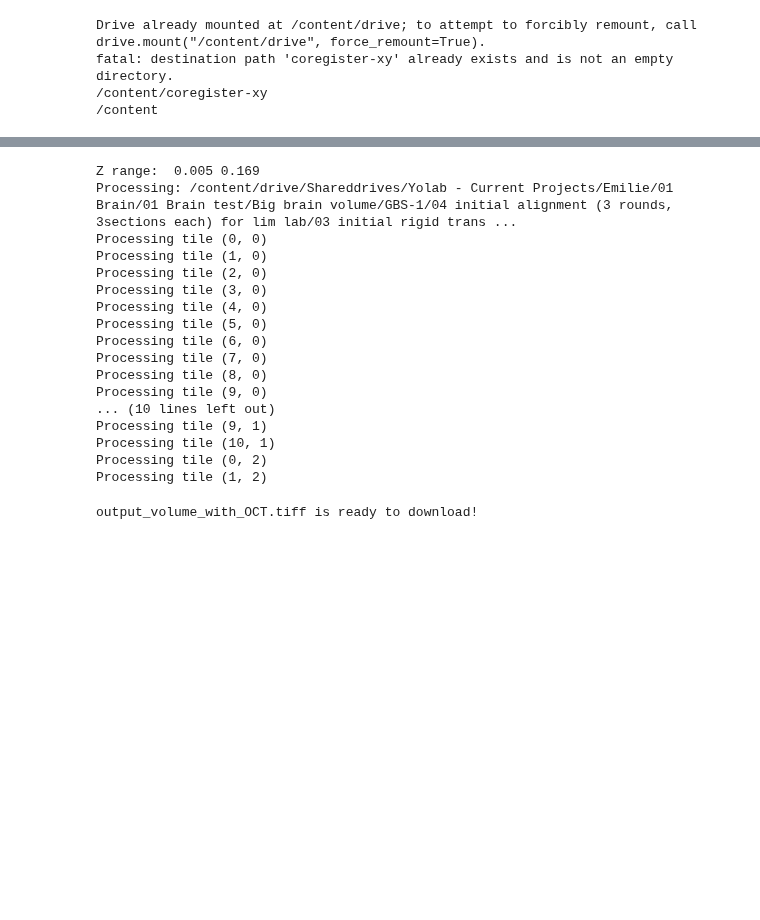
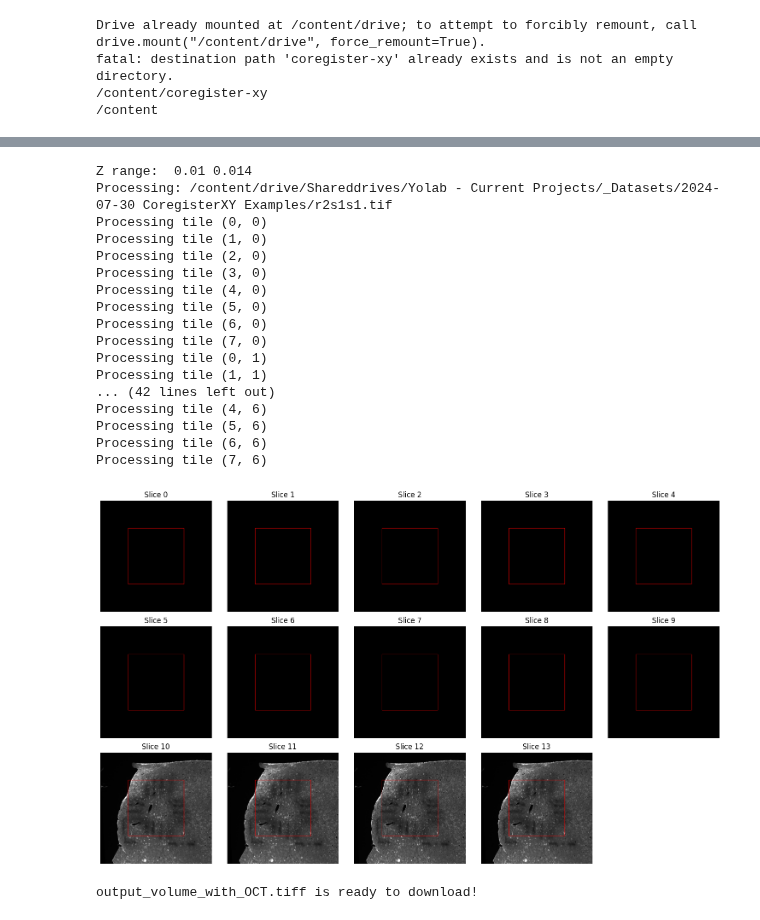
Before and after one commit to WinetraubLab/coregister-xy, a Jupyter notebook: reconstruct_3d.ipynb, the cells around one changed output, grey strips where cells are left out. Saved outputs shown, nothing was run; the diff lists cells and outputs as text; code cells hidden in the pictures; blank space fills up the shorter version.

```diff
--- a/reconstruct_3d.ipynb
+++ b/reconstruct_3d.ipynb
@@ -59,3 +25,30 @@ plane_inputs.append({
+# %%
+# @title Inputs
+
+# Define output volume
+x_range_mm = [0, 1]
+y_range_mm = [0, 1]
+pixel_size_mm = 1e-3
+z_resolution_mm = pixel_size_mm  # By default, set equal to pixel_size_mm for cube voxels
+
+# Define input planes
+plane_inputs = []
+
+plane_inputs.append({
+"uv_pix": [[1370.0, 282.0], [1368.167, 323.5], [1585.5, 428.833], [1640.167, 427.5], [1348.167, 644.833], [1344.167, 695.5], [1317.5, 411.5], [1266.833, 415.5],  [1307.5, 1274.5], [1303.5, 1315.833], [1523.5, 1423.833], [1579.5, 1425.167], [1279.5, 1618.5], [1275.5, 1673.167], [1199.5, 1399.833], [1160.833, 1399.833], [1250.167, 2279.167], [1244.833, 2327.167], [1467.5, 2391.167], [1526.167, 2392.5], [1223.5, 2647.167], [1219.5, 2700.5], [1147.5, 2367.167], [1202.167, 2367.167], [306.167, 1557.833], [298.167, 1611.167], [295.5, 1664.5], [224.833, 1329.833], [175.5, 1328.5], [330.167, 1257.833], [335.5, 1216.5], [552.833, 1363.167], [604.833, 1365.833], [2341.5, 1366.5], [2336.167, 1414.5], [2622.833, 1475.833], [2562.833, 1474.5], [2316.167, 1738.5], [2320.167, 1686.5], [2288.167, 1454.5]],
+"xyz_mm": [[1.413, 0.266, 0.012], [1.412, 0.316, 0.012], [1.637, 0.412, 0.012], [1.686, 0.41, 0.012], [1.412, 0.635, 0.012], [1.41, 0.686, 0.012], [1.367, 0.412, 0.012], [1.316, 0.412, 0.012], [1.41, 1.265, 0.01], [1.41, 1.314, 0.01], [1.633, 1.41, 0.01], [1.684, 1.41, 0.01], [1.41, 1.635, 0.01], [1.41, 1.686, 0.01], [1.314, 1.412, 0.01], [1.264, 1.408, 0.01], [1.412, 2.316, 0.014], [1.41, 2.365, 0.014], [1.635, 2.412, 0.014], [1.682, 2.41, 0.014], [1.41, 2.686, 0.014], [1.41, 2.736, 0.014], [1.316, 2.412, 0.014], [1.365, 2.412, 0.014], [0.412, 1.635, 0.012], [0.41, 1.688, 0.012], [0.412, 1.736, 0.012], [0.316, 1.41, 0.012], [0.262, 1.408, 0.012], [0.412, 1.316, 0.012], [0.408, 1.264, 0.012], [0.635, 1.41, 0.012], [0.684, 1.412, 0.012], [2.414, 1.314, 0.014], [2.408, 1.367, 0.014], [2.688, 1.41, 0.014], [2.629, 1.408, 0.014], [2.412, 1.686, 0.014], [2.41, 1.635, 0.014], [2.367, 1.412, 0.014]],
+"image_file_path": "/content/drive/Shareddrives/Yolab - Current Projects/_Datasets/2024-07-30 CoregisterXY Examples/r2s1s1.tif"
+})
+# plane_inputs.append({
+# "uv_pix": [[1973.0, 515.0], [1959.833, 546.833], [1942.5, 580.167], [2087.833, 682.833], [2125.167, 697.5], [2167.833, 712.167], [1854.5, 773.5], [1838.5, 808.167], [1898.5, 596.167], [1859.833, 584.167], [1653.833, 1222.167], [1639.167, 1255.5], [1767.167, 1391.5], [1812.5, 1410.167], [1537.833, 1468.833], [1520.5, 1503.5], [1501.833, 1536.833], [1543.167, 1287.5], [1511.167, 1276.833], [896.167, 985.167], [856.167, 969.167], [821.5, 955.833], [849.5, 1157.167], [830.833, 1189.167], [812.167, 1229.167], [1082.833, 1082.5], [1121.5, 1101.167], [953.5, 939.833], [2388.833, 1539.5], [2376.833, 1572.833], [2360.833, 1603.5], [2506.167, 1706.167], [2547.5, 1723.5], [2586.167, 1738.167], [2276.833, 1794.167], [2258.167, 1834.167], [2240.833, 1870.167], [2296.833, 1658.167], [1333.5, 1940.833], [1316.167, 1972.833], [1236.167, 1972.833], [1270.833, 1987.5], [1462.833, 2082.167], [1230.833, 2155.5], [1206.833, 2198.167], [1189.5, 2238.167]],
+# "xyz_mm": [[1.413, 0.266, 0.014], [1.41, 0.316, 0.014], [1.41, 0.367, 0.014], [1.635, 0.412, 0.014], [1.684, 0.408, 0.014], [1.735, 0.408, 0.014], [1.41, 0.633, 0.014], [1.412, 0.684, 0.014], [1.365, 0.408, 0.014], [1.312, 0.41, 0.014], [1.41, 1.264, 0.014], [1.412, 1.316, 0.014], [1.633, 1.406, 0.014], [1.684, 1.406, 0.014], [1.41, 1.633, 0.014], [1.41, 1.682, 0.014], [1.412, 1.733, 0.014], [1.311, 1.41, 0.014], [1.264, 1.41, 0.014], [0.367, 1.41, 0.012], [0.314, 1.412, 0.012], [0.264, 1.41, 0.012], [0.412, 1.635, 0.012], [0.412, 1.688, 0.012], [0.41, 1.735, 0.012], [0.637, 1.41, 0.012], [0.684, 1.408, 0.012], [0.412, 1.314, 0.012], [2.412, 1.264, 0.016], [2.412, 1.314, 0.016], [2.412, 1.367, 0.016], [2.633, 1.41, 0.016], [2.684, 1.412, 0.016], [2.733, 1.408, 0.016], [2.408, 1.631, 0.016], [2.408, 1.686, 0.016], [2.408, 1.735, 0.016], [2.367, 1.47, 0.016], [1.412, 2.314, 0.018], [1.412, 2.365, 0.018], [1.316, 2.412, 0.018], [1.365, 2.41, 0.018], [1.635, 2.412, 0.018], [1.414, 2.635, 0.018], [1.41, 2.688, 0.018], [1.41, 2.736, 0.018]],
+# "image_file_path": "r2s1s2.tif"
+# })
+# plane_inputs.append({
+# "uv_pix": [[1862.0, 688.0], [1874.833, 646.5], [1885.5, 610.5], [2025.5, 782.5], [2069.5, 794.5], [2114.833, 805.167], [1786.833, 897.167], [1773.5, 937.167], [1758.833, 975.833], [1814.833, 709.167], [1774.833, 699.833], [1738.833, 687.833], [1590.833, 1468.833], [1602.833, 1432.833], [1614.833, 1402.167], [1752.167, 1567.5], [1798.833, 1580.833], [1844.167, 1595.5], [1513.5, 1667.5], [1500.167, 1707.5], [1486.833, 1748.833], [1544.167, 1487.5], [1505.5, 1476.833], [1469.5, 1464.833], [840.5, 1160.833], [853.833, 1128.833], [993.833, 1295.5], [1032.5, 1312.833], [751.167, 1390.167], [737.833, 1430.167], [783.167, 1206.167], [739.167, 1194.167], [701.833, 1182.167], [2407.167, 1747.833], [2419.167, 1714.5], [2429.833, 1681.167], [2572.5, 1845.167], [2620.5, 1859.833], [2664.5, 1871.833], [2335.167, 1962.5], [2319.167, 1999.833], [2300.5, 2042.5], [2340.5, 1811.833], [1321.833, 2234.5], [1335.167, 2199.833], [1483.167, 2335.833], [1525.833, 2350.5], [1572.5, 2362.5], [1241.833, 2437.167], [1225.833, 2479.833], [1209.833, 2522.5], [1276.5, 2254.5], [1235.167, 2242.5]],
+# "xyz_mm": [[1.41, 0.361, 0.022], [1.412, 0.314, 0.022], [1.412, 0.264, 0.022], [1.637, 0.408, 0.022], [1.689, 0.412, 0.022], [1.738, 0.41, 0.022], [1.41, 0.633, 0.022], [1.412, 0.684, 0.022], [1.412, 0.735, 0.022], [1.369, 0.41, 0.022], [1.316, 0.412, 0.022], [1.267, 0.412, 0.022], [1.412, 1.365, 0.016], [1.41, 1.312, 0.016], [1.41, 1.264, 0.016], [1.637, 1.41, 0.016], [1.686, 1.412, 0.016], [1.738, 1.412, 0.016], [1.41, 1.635, 0.016], [1.412, 1.686, 0.016], [1.412, 1.736, 0.016], [1.367, 1.412, 0.016], [1.316, 1.412, 0.016], [1.267, 1.412, 0.016], [0.412, 1.316, 0.018], [0.41, 1.265, 0.018], [0.637, 1.41, 0.018], [0.682, 1.412, 0.018], [0.412, 1.635, 0.018], [0.412, 1.686, 0.018], [0.363, 1.41, 0.018], [0.314, 1.408, 0.018], [0.264, 1.408, 0.018], [2.412, 1.365, 0.022], [2.41, 1.312, 0.022], [2.412, 1.265, 0.022], [2.635, 1.41, 0.022], [2.688, 1.41, 0.022], [2.736, 1.41, 0.022], [2.412, 1.635, 0.022], [2.412, 1.686, 0.022], [2.412, 1.736, 0.022], [2.367, 1.47, 0.022], [1.41, 2.365, 0.024], [1.412, 2.316, 0.024], [1.637, 2.41, 0.024], [1.688, 2.41, 0.024], [1.738, 2.412, 0.024], [1.41, 2.635, 0.024], [1.41, 2.686, 0.024], [1.412, 2.736, 0.024], [1.367, 2.412, 0.024], [1.316, 2.414, 0.024]],
+# "image_file_path": "r2s1s3.tif"
+# })
 # %%
 # @title Environment Setup
 
@@ -198,7 +191,8 @@ if z_range_mm is not None:
     z_min, z_max = z_range_mm[0], z_range_mm[1]
 else:
     z_values = [xyz[2] for plane in plane_inputs for xyz in plane["xyz_mm"]]
-    z_min, z_max = min(z_values) - z_resolution_mm, max(z_values) + z_resolution_mm
+    z_min = math.floor(min(z_values) / z_resolution_mm) * z_resolution_mm
+    z_max = math.ceil(max(z_values) / z_resolution_mm) * z_resolution_mm
 print("Z range: ", z_min, z_max)
 
 # Number of voxels per axis
@@ -300,9 +294,18 @@ for img_input, fp in zip(plane_inputs, fps):
 
             full_voxel_grid[abs_k[update_mask], abs_j[update_mask], abs_i[update_mask]] = local_rgb[update_mask]
             full_z_error[abs_k[update_mask], abs_j[update_mask], abs_i[update_mask]] = local_error[update_mask]
+
+# Add blank voxels to save volume with z starting at 0 if origin is not already in the volume
+if z_min > 0:
+    nz = int((z_min) / z_resolution_mm)
+    blank_voxels = np.zeros((nz, ny, nx, 3))
+
+    full_voxel_grid_origin = np.concatenate([blank_voxels, full_voxel_grid], axis=0).astype(np.uint8)
+else:
+    full_voxel_grid_origin = full_voxel_grid.astype(np.uint8)
 # %% [output]
-Z range:  0.005 0.169
-Processing: /content/drive/Shareddrives/Yolab - Current Projects/Emilie/01 Brain/01 Brain test/Big brain volume/GBS-1/04 initial alignment (3 rounds, 3sections each) for lim lab/03 initial rigid trans ...
+Z range:  0.01 0.014
+Processing: /content/drive/Shareddrives/Yolab - Current Projects/_Datasets/2024-07-30 CoregisterXY Examples/r2s1s1.tif
 Processing tile (0, 0)
 Processing tile (1, 0)
 Processing tile (2, 0)
@@ -311,12 +314,12 @@ Processing tile (4, 0)
 Processing tile (5, 0)
 Processing tile (6, 0)
 Processing tile (7, 0)
-Processing tile (8, 0)
-Processing tile (9, 0)
-... (10 lines left out)
-Processing tile (9, 1)
-Processing tile (10, 1)
-Processing tile (0, 2)
-Processing tile (1, 2)
+Processing tile (0, 1)
+Processing tile (1, 1)
+... (42 lines left out)
+Processing tile (4, 6)
+Processing tile (5, 6)
+Processing tile (6, 6)
+Processing tile (7, 6)
 # %%
 # Save each Z slice in multi page TIFF
@@ -341,12 +343,12 @@ if draw_oct_on_stack and oct_square_center_mm is not None:
 
   # Draw on each slice
   stack_with_oct = []
-  for img in full_voxel_grid:
+  for img in full_voxel_grid_origin:
     layer = img.copy()
     cv2.polylines(layer, np.int32([corners]), isClosed=True, color=(0, 0, 255), thickness=2)
     stack_with_oct.append(layer)
 
-  stack_with_oct = np.array(stack_with_oct)
+  stack_with_oct = np.array(stack_with_oct).astype(np.uint8)
 
   # Show all frames with rectangles
   num_slices = len(stack_with_oct)
@@ -354,33 +356,34 @@ if draw_oct_on_stack and oct_square_center_mm is not None:
   rows = math.ceil(num_slices / cols)
 
   fig, axes = plt.subplots(rows, cols, figsize=(15, rows * 3))
   axes = axes.flatten()
 
   for i in range(num_slices):
       img_rgb = cv2.cvtColor(stack_with_oct[i], cv2.COLOR_BGR2RGB)
       axes[i].imshow(img_rgb)
       axes[i].set_title(f"Slice {i}")
       axes[i].axis("off")
 
   # Hide any unused subplots
   for j in range(num_slices, len(axes)):
       axes[j].axis("off")
 
   plt.tight_layout()
   plt.show()
 
   # Save final multi page TIFF
   tifffile.imwrite(
       "output_volume_with_OCT.tiff",
       stack_with_oct,
       bigtiff=True,
       resolution=(10 / pixel_size_mm, 10 / pixel_size_mm),
       resolutionunit='CENTIMETER',
       compression='deflate'
   )
 
   print("output_volume_with_OCT.tiff is ready to download!")
 # %% [output]
+[figure, added]
 output_volume_with_OCT.tiff is ready to download!
 # %%
 # @title Save file to computer
```
Also changed, not shown: parts of 4 cells of this notebook.
